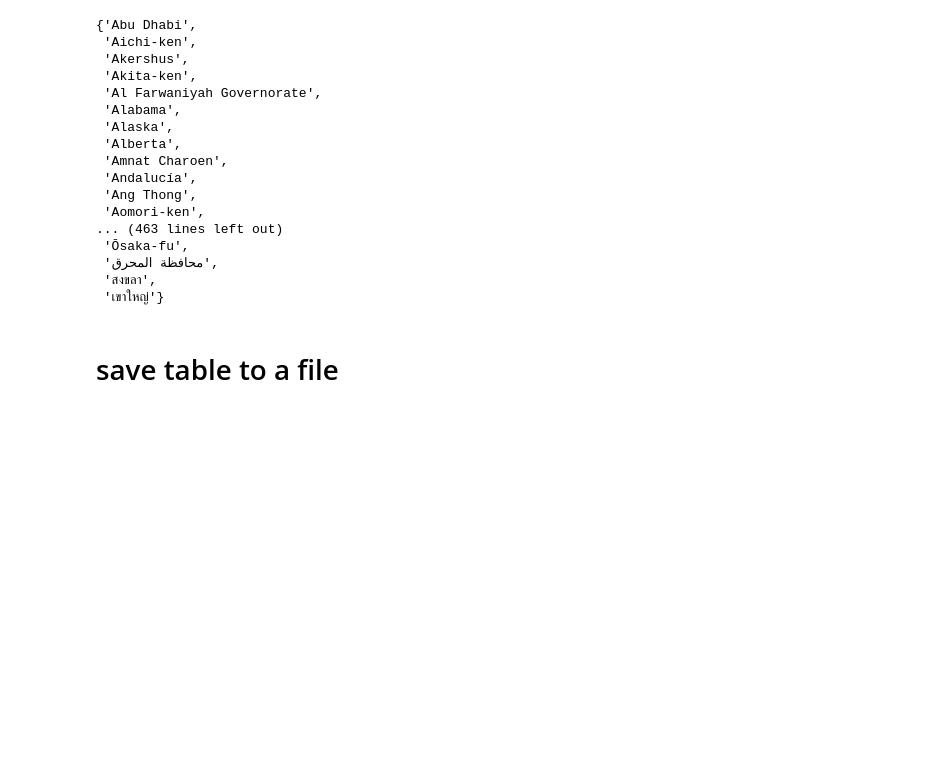
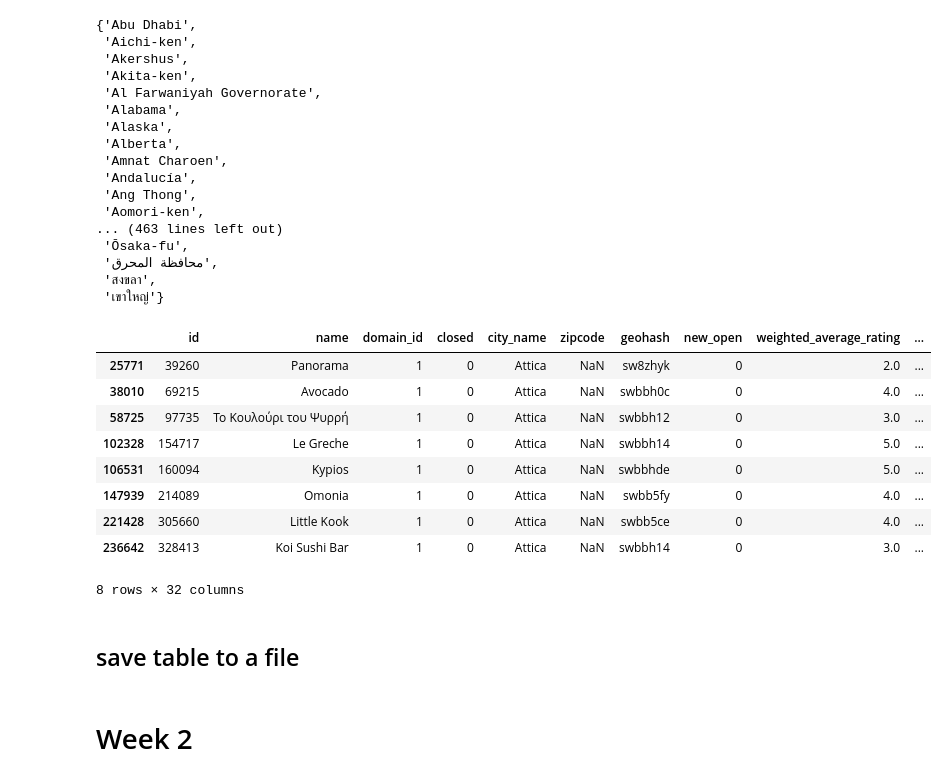
Before and after one commit to birdyyy123/python_dataviz, a Jupyter notebook: Pandas 101.ipynb, the cells around one changed output. Saved outputs shown, nothing was run; the diff lists cells and outputs as text; code cells hidden in the pictures; blank space fills up the shorter version.

```diff
--- a/Pandas 101.ipynb
+++ b/Pandas 101.ipynb
@@ -172,7 +166,22 @@ set(res_df['city_name'])
  'เขาใหญ่'}
 # %%
 res_Attica = res_df[res_df['city_name'] == 'Attica']
+# %%
+res_Attica
+# %% [output]
+|  | id | name | domain_id | closed | city_name | zipcode | geohash | new_open | weighted_average_rating | ... |
+| 25771 | 39260 | Panorama | 1 | 0 | Attica | NaN | sw8zhyk | 0 | 2.0 | ... |
+| 38010 | 69215 | Avocado | 1 | 0 | Attica | NaN | swbbh0c | 0 | 4.0 | ... |
+| 58725 | 97735 | Το Κουλούρι του Ψυρρή | 1 | 0 | Attica | NaN | swbbh12 | 0 | 3.0 | ... |
+| 102328 | 154717 | Le Greche | 1 | 0 | Attica | NaN | swbbh14 | 0 | 5.0 | ... |
+| 106531 | 160094 | Kypios | 1 | 0 | Attica | NaN | swbbhde | 0 | 5.0 | ... |
+| 147939 | 214089 | Omonia | 1 | 0 | Attica | NaN | swbb5fy | 0 | 4.0 | ... |
+| 221428 | 305660 | Little Kook | 1 | 0 | Attica | NaN | swbb5ce | 0 | 4.0 | ... |
+| 236642 | 328413 | Koi Sushi Bar | 1 | 0 | Attica | NaN | swbbh14 | 0 | 3.0 | ... |
+8 rows × 32 columns
 # %% [markdown]
-# save table to a file
+## save table to a file
 # %%
 res_Attica.to_csv('test.csv')
+# %% [markdown]
+# Week 2
```
Also changed, not shown: parts of 29 cells of this notebook.
